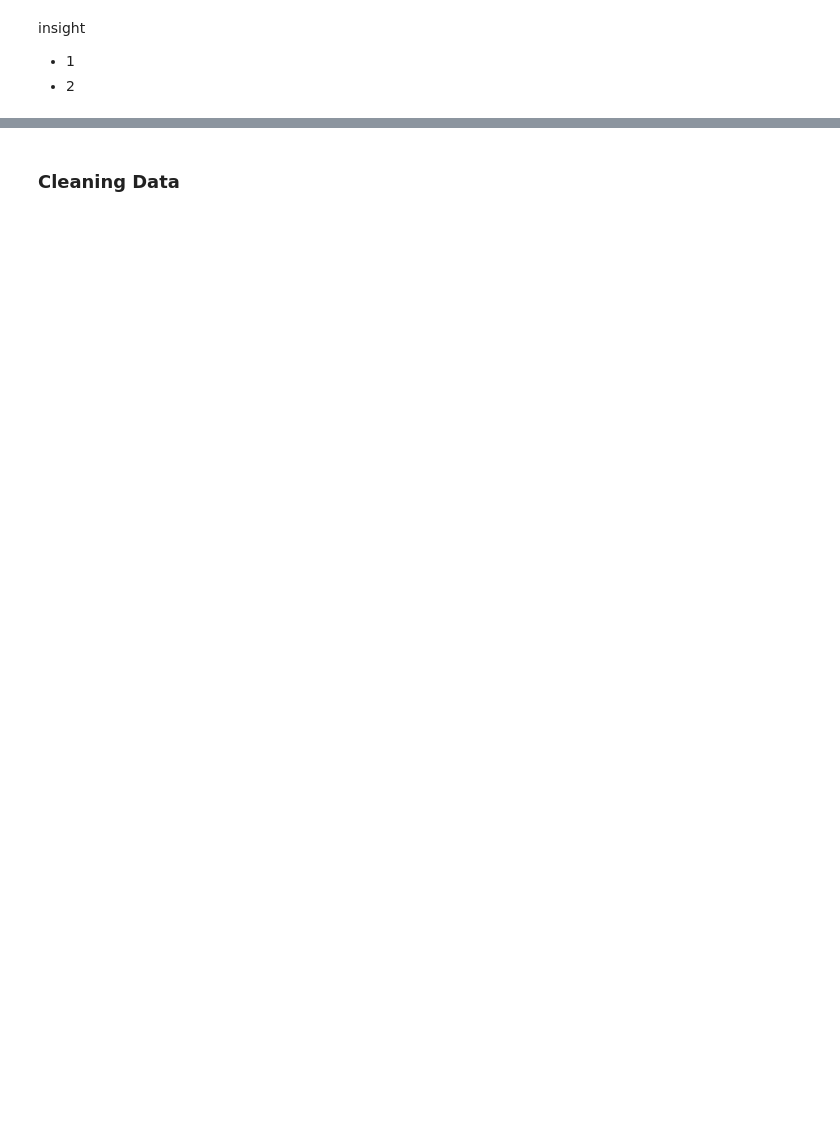
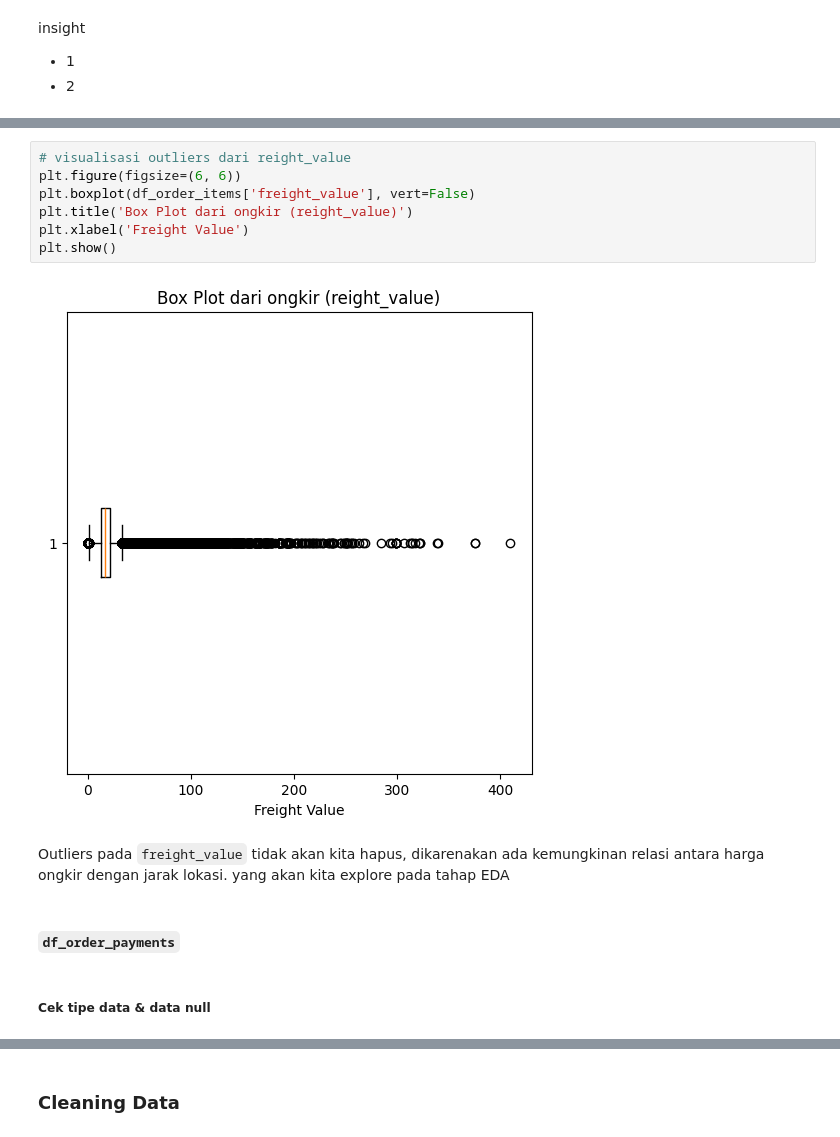
Before and after one commit to hibnastiar27/brazilian-e-commerce-analysis, a Jupyter notebook: notebook.ipynb, the cells around one changed output, grey strips where cells are left out. Drawn from its saved outputs; the diff is of its cells as text; blank space fills up the shorter version.

```diff
--- a/notebook.ipynb
+++ b/notebook.ipynb
@@ -135,0 +437,15 @@ insight
+# %%
+# visualisasi outliers dari reight_value
+plt.figure(figsize=(6, 6))
+plt.boxplot(df_order_items['freight_value'], vert=False)
+plt.title('Box Plot dari ongkir (reight_value)')
+plt.xlabel('Freight Value')
+plt.show()
+# %% [output]
+[figure, added]
+# %% [markdown]
+Outliers pada `freight_value` tidak akan kita hapus, dikarenakan ada kemungkinan relasi antara harga ongkir dengan jarak lokasi. yang akan kita explore pada tahap EDA
+# %% [markdown]
+#### `df_order_payments`
+# %% [markdown]
+##### Cek tipe data & data null
```
Also changed, not shown: parts of 127 cells of this notebook.
